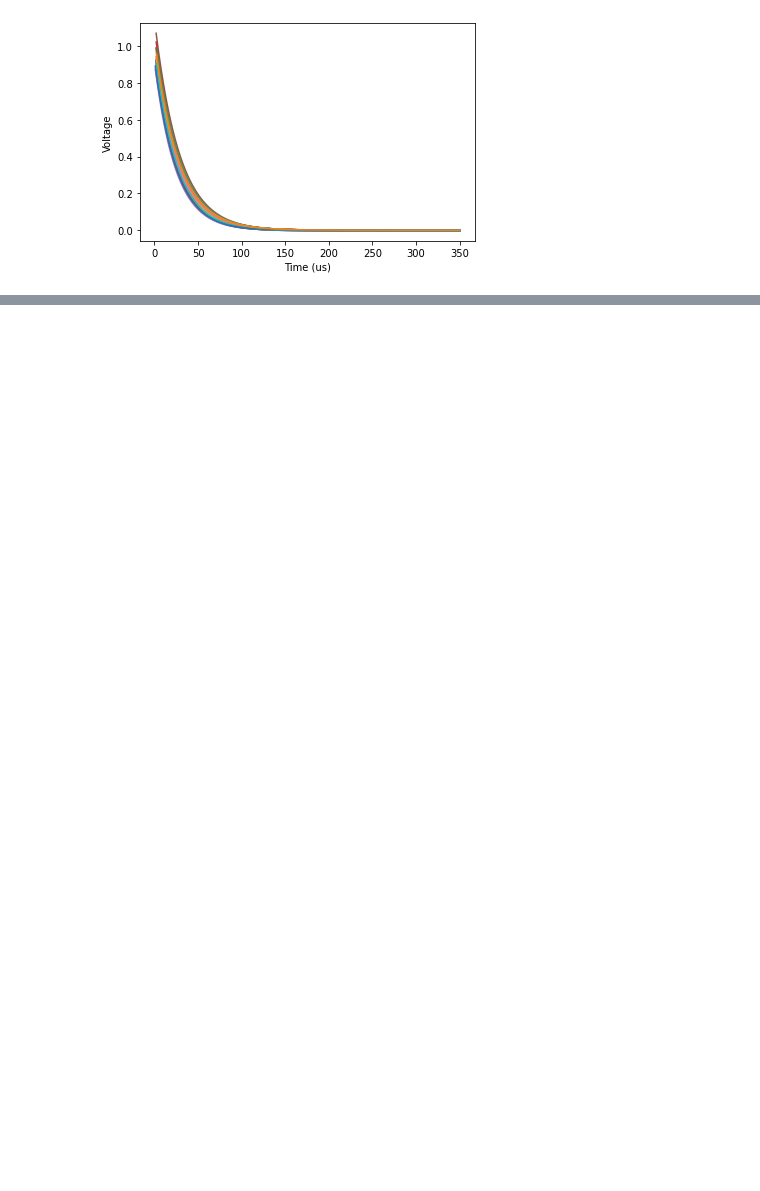
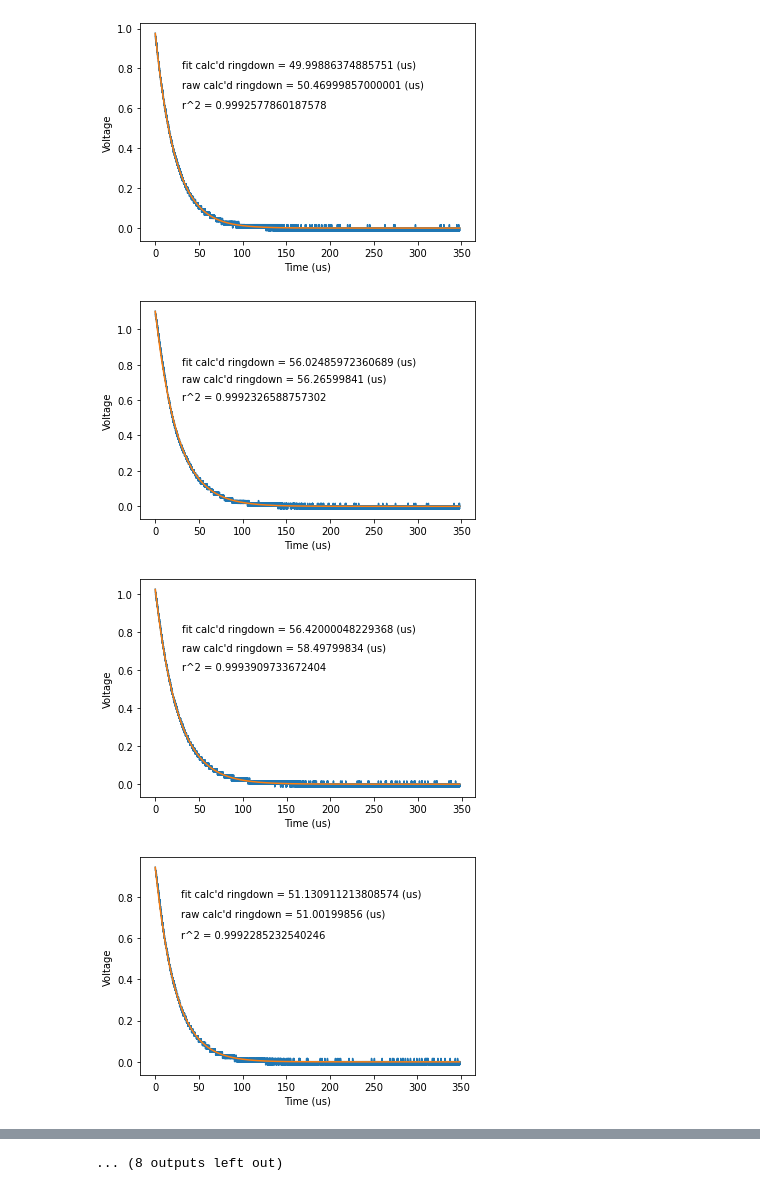
Before and after one commit to laserjeff/ringdown, a Jupyter notebook: analyze_ringdowns.ipynb, the cells around one changed output, grey strips where cells are left out. Saved outputs shown, nothing was run; the diff lists cells and outputs as text; code cells hidden in the pictures; blank space fills up the shorter version.

```diff
--- a/analyze_ringdowns.ipynb
+++ b/analyze_ringdowns.ipynb
@@ -17,13 +17,15 @@ data_files = glob.glob(data_path + '*.csv')
 ring_downs = []
 raw_ring_downs = []
 
-for i in data_files:
-    #plt.figure()
+for i in data_files[12:32]:
+    plt.figure()
 # Pandas DataFrame of Picoscope Data
     data = pd.read_csv(i, skiprows=1)
 # Start and End position based on max Voltage and general position of user-defined end marker
     start_full = data.loc[(data['(V)'] == max(data['(V)']))].idxmax()[0]
     end_full = (data['(us)'] >= 350).idxmax()
+    offset = [data['(us)'][start_full],0]
+    data = data.sub(offset) #reset time to 0
 # Finding Range of Voltage values to determine the 90-10 value range
     vrange = max(data['(V)'][start_full:end_full]) - min(data['(V)'][start_full:end_full])
     vmax = max(data['(V)'][start_full:end_full]) - (0.1 * vrange)
@@ -38,35 +40,38 @@ for i in data_files:
     time = data['(us)'][start_full:end_full]
     voltage = data['(V)'][start_full:end_full]
     popt, pcov = curve_fit(decay, time.values, voltage.values)
 
 # R-Squared
     residuals = voltage - decay(time, *popt)
     res_ss = np.sum(residuals**2)
     ss_tot = np.sum((voltage - np.mean(voltage))**2)
     r_squared = 1 - (res_ss / ss_tot)
 
 # Calculating Raw ringdown time similar to software calculation
     raw_ringdown = max(data['(us)'][start:end])-min(data['(us)'][start:end])
 
 
 # Constant to convert tau to 90-10 ringdown time where t = tau * ln(90/10)
     tconst = np.log(9)
 
 # Compiling ring down data
     limit = 0.99
     if r_squared >= limit:
         ring_downs.append(popt[1]*tconst)
         raw_ring_downs.append(raw_ringdown)
         #print(max_v, decay(time.values[0], *popt))
     else:
         print('Rejecting poor fit.')
 
-    #plt.plot(time, voltage)
+    plt.plot(time, voltage)
     plt.plot(time, decay(time, *popt))
     plt.xlabel('Time (us)')
     plt.ylabel('Voltage')
-    #plt.text(30,0.8, 'fit calc\'d ringdown = ' +str(popt[1]*tconst) + ' (us)')
-    #plt.text(30,0.7, 'raw calc\'d ringdown = ' + str(raw_ringdown) + ' (us)')
-    #plt.text(30,0.6, 'r^2 = ' + str(r_squared))
+    plt.text(30,0.8, 'fit calc\'d ringdown = ' +str(popt[1]*tconst) + ' (us)')
+    plt.text(30,0.7, 'raw calc\'d ringdown = ' + str(raw_ringdown) + ' (us)')
+    plt.text(30,0.6, 'r^2 = ' + str(r_squared))
 # %% [output]
-[figure, old version]
+[figure, new version]
+[figure, added]
+[figure, added]
+[figure, added]
@@ -73,3 +86,4 @@ for i in data_files:
+... (8 outputs left out)
 # %%
 # Summary Statistics
 print('Minimum R-Squared: ', limit)
```
Also changed, not shown: parts of 2 cells of this notebook, 1 other file.
